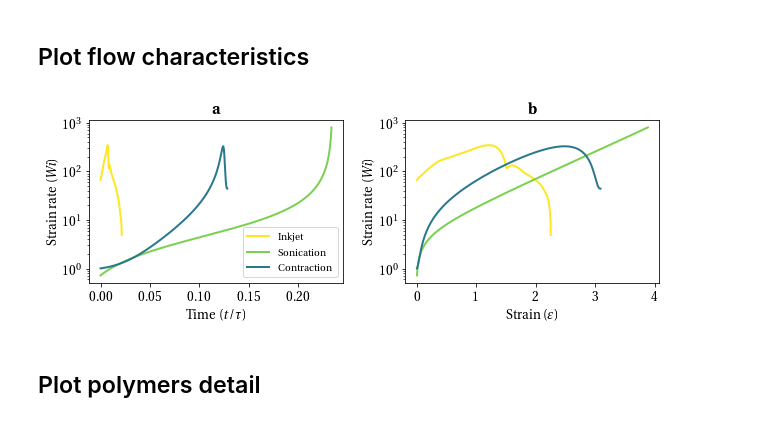
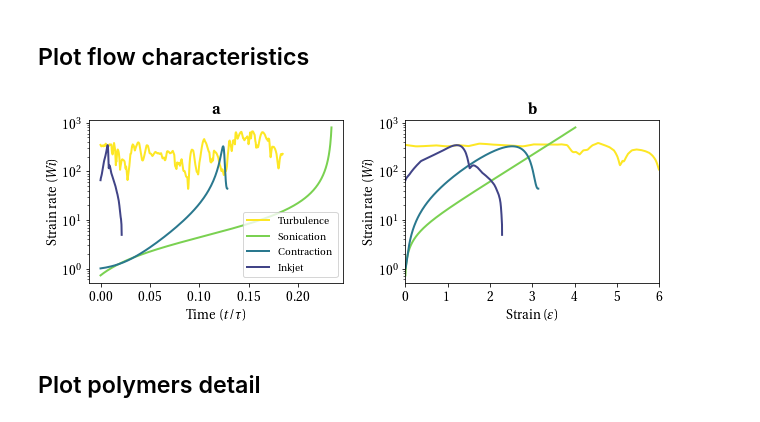
Before and after one commit to etiennerognin/DiluteBrownianDynamics, a Jupyter notebook: data/analyse_paper_plots.ipynb, the cells around one changed output. Cells and saved outputs as stored; diff of their text form; code cells hidden in the pictures.

```diff
--- a/data/analyse_paper_plots.ipynb
+++ b/data/analyse_paper_plots.ipynb
@@ -93,44 +112,61 @@ sonication_ls = {'color': '#7ad151',
 contraction_ls = {'color': '#2a788e',
                 'linewidth': 2,
                 'linestyle': 'solid'}
 
-inkjet_ls = {'color': '#fde725',
+inkjet_ls = {'color': '#414487',
+                'linewidth': 2,
+                'linestyle': 'solid'}
+
+turbulence_ls = {'color': '#fde725',
                 'linewidth': 2,
                 'linestyle': 'solid'}
 
 elongation_noBF_ls = {'color': 'k',
                 'linewidth': 1,
                 'linestyle': ':'}
 
 
 plt.rcParams['figure.figsize'] = [9, 3.5]
 fig, ax = plt.subplots(ncols=2)
 
-ax[0].semilogy(dataset['inkjet_0']['t'], dataset['inkjet_0']['epsilon_dot'][:,2], **inkjet_ls, label='Inkjet')
+
+ax[0].semilogy(dataset['turbulence_2']['t'], dataset['turbulence_2']['epsilon_dot'][:,2], **turbulence_ls, label='Turbulence')
 ax[0].semilogy(dataset['sonication_0']['t'][:-141], dataset['sonication_0']['epsilon_dot'][:-141,2], **sonication_ls, label='Sonication')
 ax[0].semilogy(dataset['contraction_0']['t'][:-90], dataset['contraction_0']['epsilon_dot'][:-90,2], **contraction_ls, label='Contraction')
-ax[0].set_xlabel('Time ($t/\\tau$)')
+ax[0].semilogy(dataset['inkjet_0']['t'], dataset['inkjet_0']['epsilon_dot'][:,2], **inkjet_ls, label='Inkjet')
+ax[0].set_xlabel(r'Time ($t/\tau$)')
 #ax[0,0].set_xlim(0,6)
-ax[0].set_ylabel('Strain rate (\\textit{Wi})')
+ax[0].set_ylabel(r'Strain rate (\textit{Wi})')
 ax[0].legend(fontsize=11, loc='lower right')
-ax[0].set_title('\\textbf a')
+ax[0].set_title(r'\textbf a')
 
 
-ax[1].semilogy(dataset['inkjet_0']['epsilon'], dataset['inkjet_0']['epsilon_dot'][:,2], **inkjet_ls)
+#ax[1].plot(dataset['inkjet_0']['t'], dataset['inkjet_0']['epsilon'], **inkjet_ls)
+#ax[1].plot(dataset['sonication_0']['t'][:-141], dataset['sonication_0']['epsilon'][:-141], **sonication_ls, label='Sonication')
+#ax[1].plot(dataset['contraction_0']['t'][:-90], dataset['contraction_0']['epsilon'][:-90], **contraction_ls, label='Contraction')
+#ax[1].set_xlabel('Time ($t/\\tau$)')
+#ax[1].set_ylabel('Strain ($\\varepsilon$)')
+#ax[1].set_yticks(ticks=[0, 1, 2, 3, 4])
+#ax[1].set_title('\\textbf b')
+
+
+ax[1].semilogy(dataset['turbulence_2']['epsilon'], dataset['turbulence_2']['epsilon_dot'][:,2], **turbulence_ls)
 ax[1].semilogy(dataset['sonication_0']['epsilon'][:-141], dataset['sonication_0']['epsilon_dot'][:-141,2], **sonication_ls, label='Sonication')
 ax[1].semilogy(dataset['contraction_0']['epsilon'][:-90], dataset['contraction_0']['epsilon_dot'][:-90,2], **contraction_ls, label='Contraction')
-ax[1].set_xlabel('Strain ($\\varepsilon$)')
-#ax[0,1].set_xlim(0,6)
-ax[1].set_ylabel('Strain rate (\\textit{Wi})')
-ax[1].set_title('\\textbf b')
+ax[1].semilogy(dataset['inkjet_0']['epsilon'], dataset['inkjet_0']['epsilon_dot'][:,2], **inkjet_ls)
+ax[1].set_xlabel(r'Strain ($\varepsilon$)')
+ax[1].set_xticks(ticks=[0, 1, 2, 3, 4, 5, 6])
+ax[1].set_xlim(0,6)
+ax[1].set_ylabel(r'Strain rate (\textit{Wi})')
+ax[1].set_title(r'\textbf b')
 
 
 
 
 plt.tight_layout()
 plt.savefig('plot_scenarios.pdf')
 # %% [output]
-[figure, old version]
+[figure, new version]
 # %% [markdown]
 ## Plot polymers detail
 # %% [raw]
```
Also changed, not shown: parts of 63 cells of this notebook, 20 other files.
